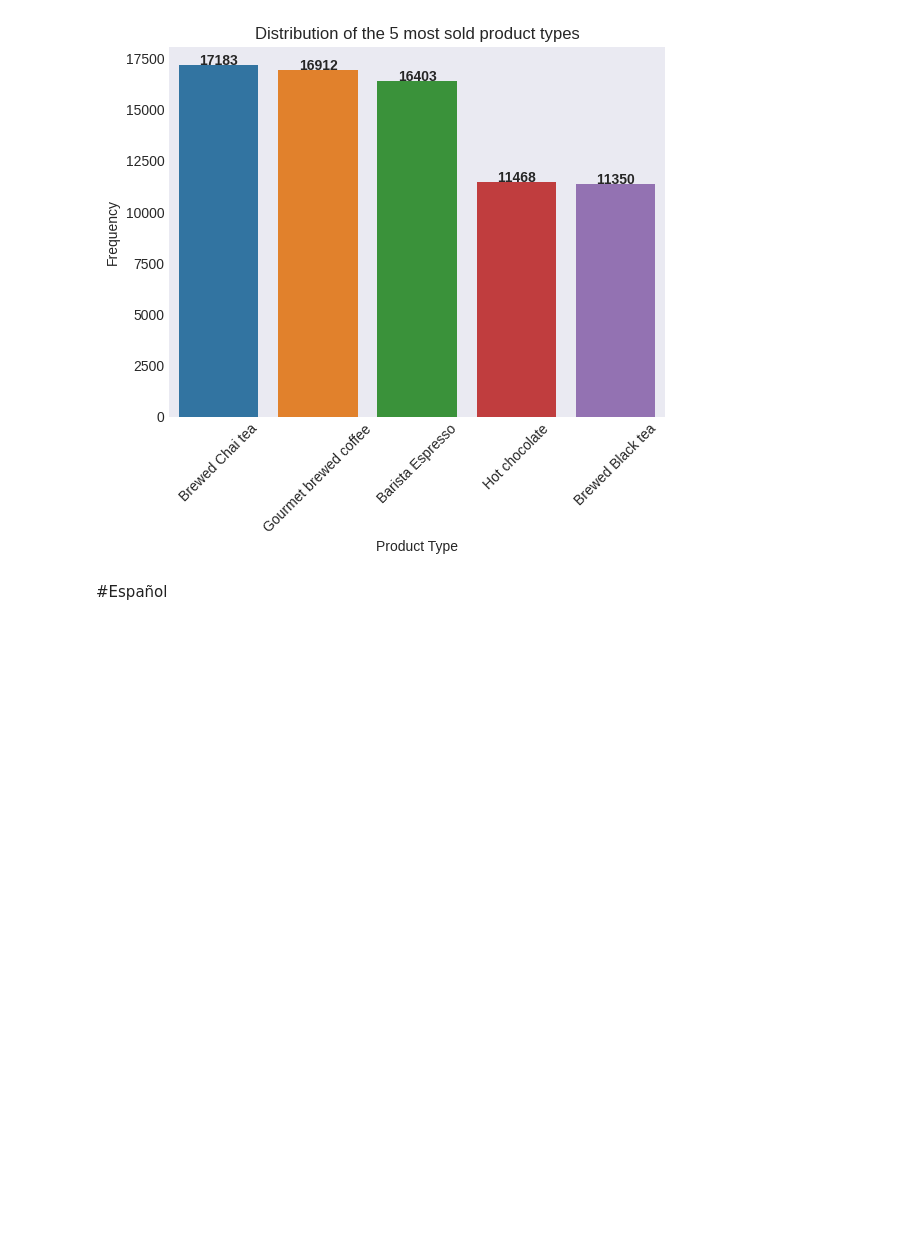
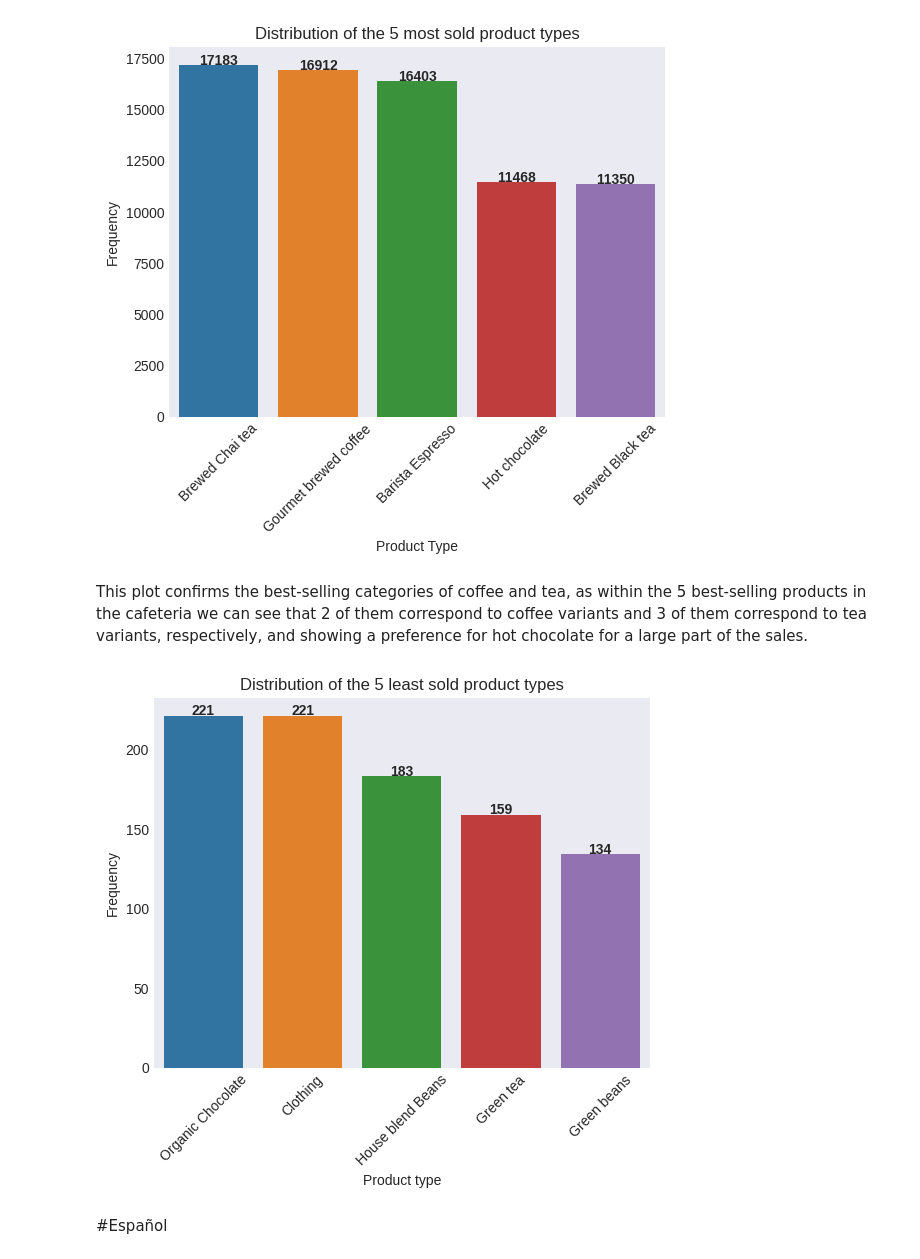
Before and after one commit to eddieisoffline/Portfolio-Data-Science, a Jupyter notebook: cafe/notebook/notebook.ipynb, the cells around one changed output. Saved outputs shown, nothing was run; the diff lists cells and outputs as text; code cells hidden in the pictures; blank space fills up the shorter version.

Commit message:
docs: Agrega interpretación del top 5 de ventas de "product_type"

```diff
--- a/cafe/notebook/notebook.ipynb
+++ b/cafe/notebook/notebook.ipynb
@@ -360,6 +360,35 @@ plt.xticks(rotation=45)
 plt.show()
 # %% [output]
 [figure]
+# %% [markdown]
+This plot confirms the best-selling categories of coffee and tea, as within the 5 best-selling products in the cafeteria we can see that 2 of them correspond to coffee variants and 3 of them correspond to tea variants, respectively, and showing a preference for hot chocolate for a large part of the sales.
+# %%
+# Count the number of products in each type and reset the index to structure it in a DataFrame
+product_type_count_bottom5 = coffee_sales["product_type"].value_counts().reset_index().tail()
+
+# Create a bar chart with Seaborn
+ax = sns.barplot(
+    x=product_type_count_bottom5["product_type"],  # Product type on the X axis
+    y=product_type_count_bottom5["count"],  # Frequency on the Y axis
+    hue=product_type_count_bottom5["product_type"],  # Color by type
+)
+
+# Add numeric labels above each bar to better visualize the values
+for i, value in enumerate(product_type_count_bottom5["count"]):
+    ax.text(i, value + 0.5, str(value), ha="center", fontsize=10, fontweight="bold")
+
+# Add title and labels to the axes
+plt.title("Distribution of the 5 least sold product types")
+plt.xlabel("Product type")
+plt.ylabel("Frequency")
+
+# Rotate the labels on the X axis for better visibility
+plt.xticks(rotation=45)
+
+# Show the chart
+plt.show()
+# %% [output]
+[figure, added]
 # %% [markdown]
 #Español
 # %% [markdown]
```
Also changed, not shown: parts of 3 cells of this notebook.
